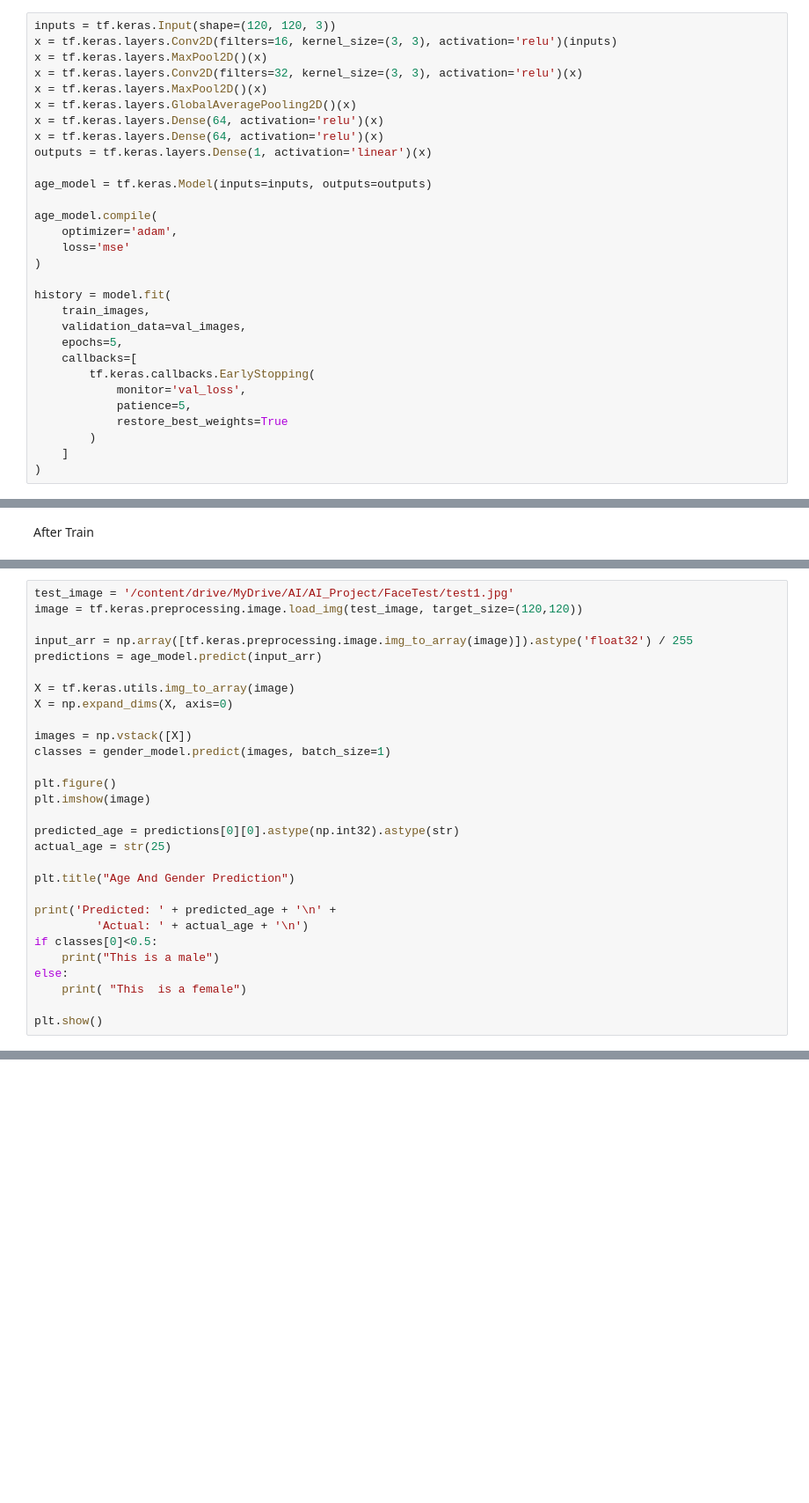
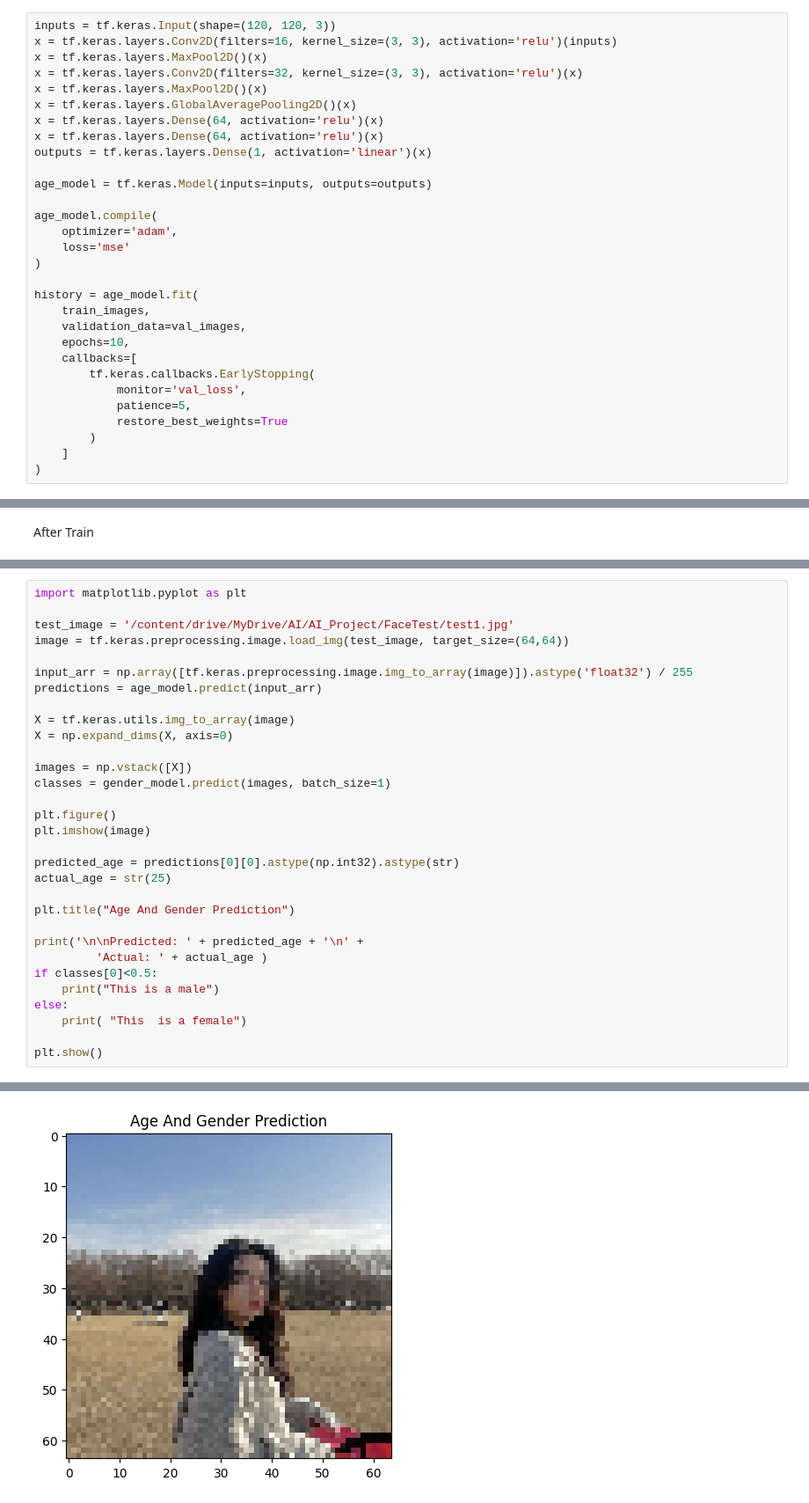
Before and after one commit to Hollyys/AI_Project, a Jupyter notebook: Age and Gender Estimation/My_Estimation.ipynb, the cells around one changed output, grey strips where cells are left out. Shown at 88% size. Cells and saved outputs as stored; diff of their text form; blank space fills up the shorter version.

Commit message:
My prediction model added

```diff
--- a/Age and Gender Estimation/My_Estimation.ipynb
+++ b/Age and Gender Estimation/My_Estimation.ipynb
@@ -99,10 +104,10 @@ age_model.compile(
     loss='mse'
 )
 
-history = model.fit(
+history = age_model.fit(
     train_images,
     validation_data=val_images,
-    epochs=5,
+    epochs=10,
     callbacks=[
         tf.keras.callbacks.EarlyStopping(
             monitor='val_loss',
@@ -233,6 +312,8 @@ print("Null/Baseline Model Test RMSE: {:.5f}".format(null_rmse))
 # %%
+import matplotlib.pyplot as plt
+
 test_image = '/content/drive/MyDrive/AI/AI_Project/FaceTest/test1.jpg'
-image = tf.keras.preprocessing.image.load_img(test_image, target_size=(120,120))
+image = tf.keras.preprocessing.image.load_img(test_image, target_size=(64,64))
 
 input_arr = np.array([tf.keras.preprocessing.image.img_to_array(image)]).astype('float32') / 255
 predictions = age_model.predict(input_arr)
@@ -251,11 +332,12 @@ actual_age = str(25)
 
 plt.title("Age And Gender Prediction")
 
-print('Predicted: ' + predicted_age + '\n' +
-         'Actual: ' + actual_age + '\n')
+print('\n\nPredicted: ' + predicted_age + '\n' +
+         'Actual: ' + actual_age )
 if classes[0]<0.5:
     print("This is a male")
 else:
     print( "This  is a female")
 
 plt.show()
+# %% [output]
@@ -261,0 +351 @@ plt.show()
+[figure, added]
```
Also changed, not shown: parts of 11 cells of this notebook.
